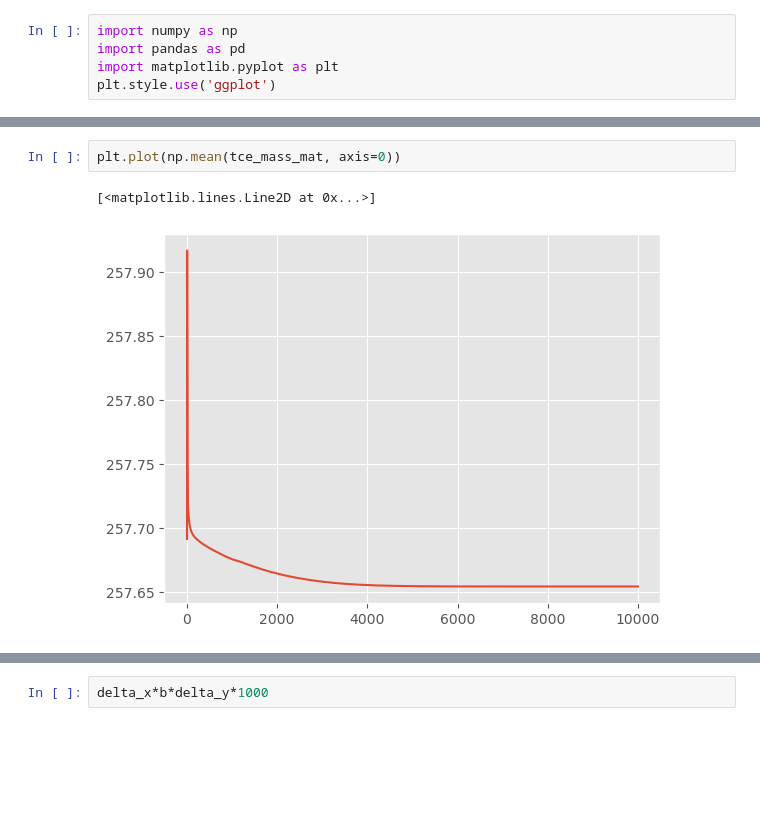
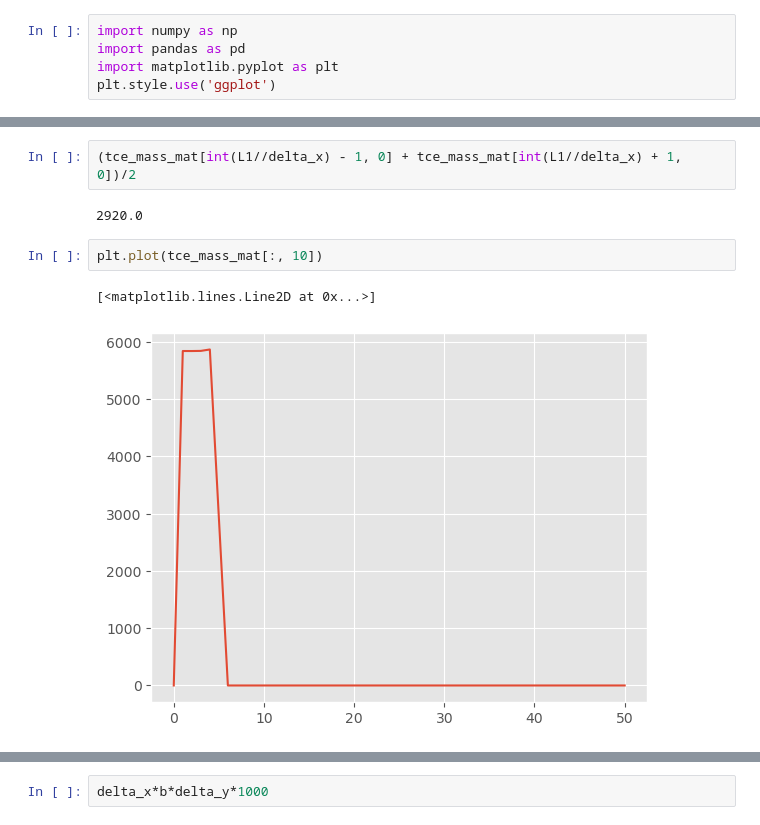
Before and after one commit to sebastianibam002/bioremediation, a Jupyter notebook: bioremediation_analysis.ipynb, the cells around one changed output, grey strips where cells are left out. Cells and saved outputs as stored; diff of their text form; blank space fills up the shorter version.

```diff
--- a/bioremediation_analysis.ipynb
+++ b/bioremediation_analysis.ipynb
@@ -182,5 +337,9 @@ for t in range(total_time_points - 1):
+# %%
+(tce_mass_mat[int(L1//delta_x) - 1, 0] + tce_mass_mat[int(L1//delta_x) + 1, 0])/2
+# %% [output]
+2920.0
 # %%
-plt.plot(np.mean(tce_mass_mat, axis=0))
+plt.plot(tce_mass_mat[:, 10])
 # %% [output]
 [<matplotlib.lines.Line2D at 0x...>]
-[figure, old version]
+[figure, new version]
```
Also changed, not shown: parts of 40 cells of this notebook.
